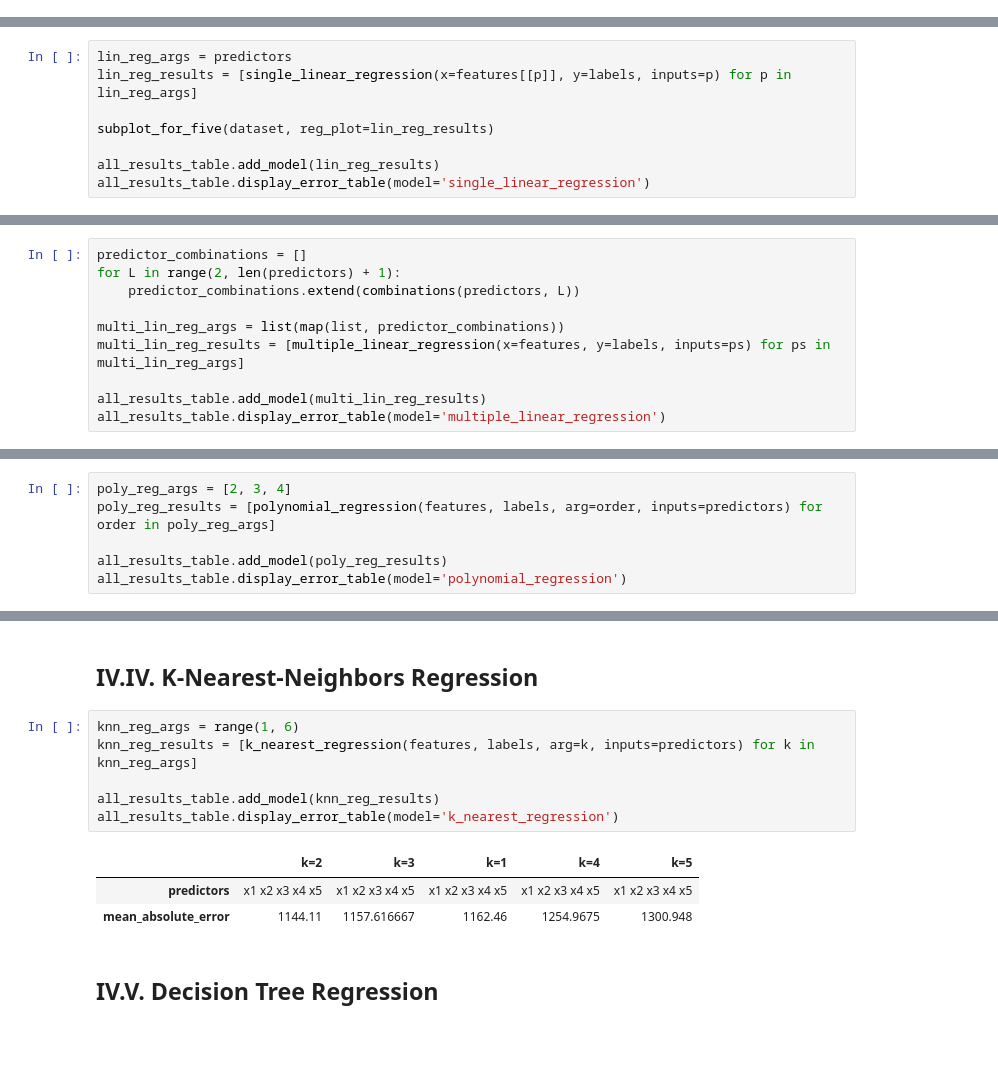
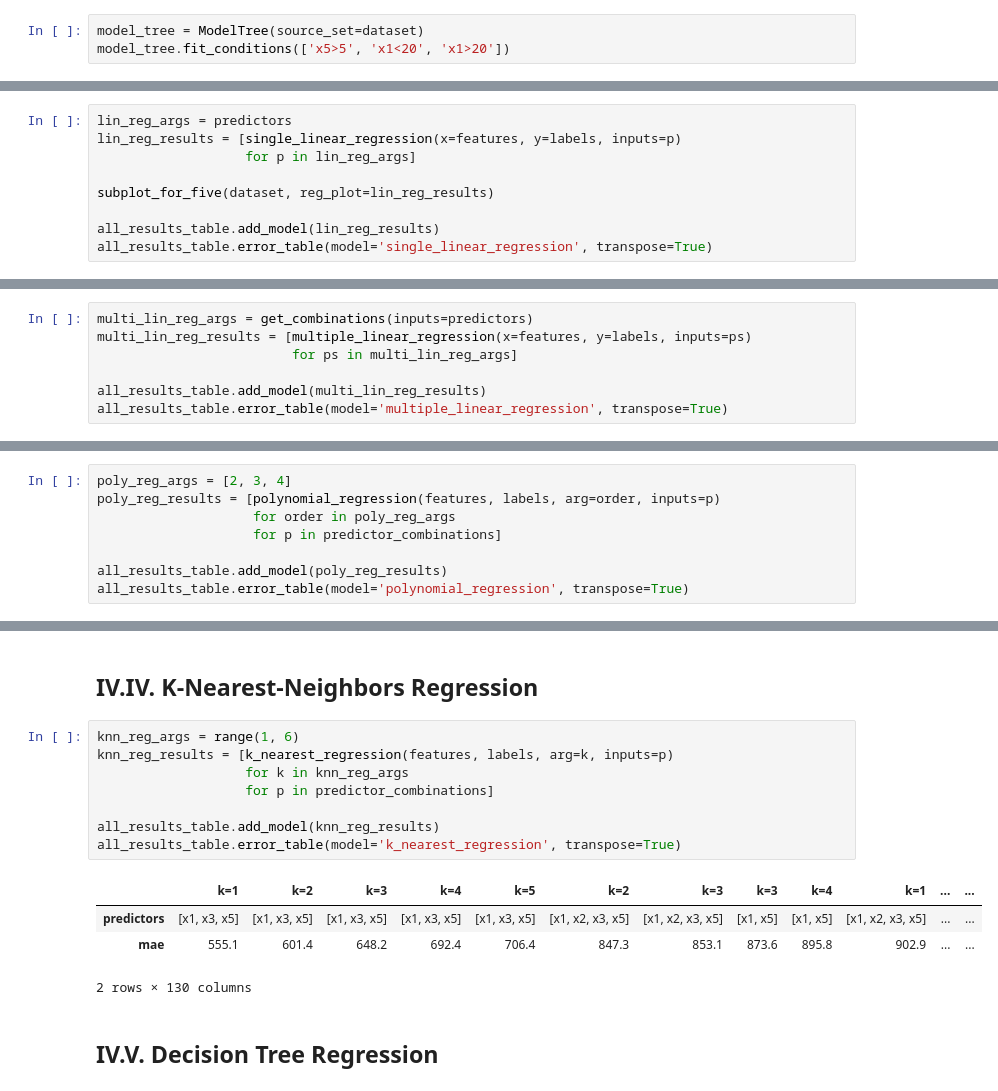
Before and after one commit to DefinitelyVixon/CE475-Project, a Jupyter notebook: Project.ipynb, the cells around one changed output, grey strips where cells are left out. Drawn from its saved outputs; the diff is of its cells as text; blank space fills up the shorter version.

```diff
--- a/Project.ipynb
+++ b/Project.ipynb
@@ -443,0 +493,3 @@ Total CV Score (MAE) = 228.26189979232612
+# %%
+model_tree = ModelTree(source_set=dataset)
+model_tree.fit_conditions(['x5>5', 'x1<20', 'x1>20'])
@@ -447,12 +610,13 @@ Total CV Score (MAE) = 228.26189979232612
 ## IV.I. Single Linear Regression
 # %%
 lin_reg_args = predictors
-lin_reg_results = [single_linear_regression(x=features[[p]], y=labels, inputs=p) for p in lin_reg_args]
+lin_reg_results = [single_linear_regression(x=features, y=labels, inputs=p)
+                   for p in lin_reg_args]
 
 subplot_for_five(dataset, reg_plot=lin_reg_results)
 
 all_results_table.add_model(lin_reg_results)
-all_results_table.display_error_table(model='single_linear_regression')
+all_results_table.error_table(model='single_linear_regression', transpose=True)
 # %% [output]
 |  |  |  |  |  |  |
 | predictors | x5 | x1 | x3 | x4 | x2 |
@@ -461,14 +625,11 @@ all_results_table.display_error_table(model='single_linear_regression')
 # %% [markdown]
 ## IV.II. Multiple Linear Regression
 # %%
-predictor_combinations = []
-for L in range(2, len(predictors) + 1):
-    predictor_combinations.extend(combinations(predictors, L))
-
-multi_lin_reg_args = list(map(list, predictor_combinations))
-multi_lin_reg_results = [multiple_linear_regression(x=features, y=labels, inputs=ps) for ps in multi_lin_reg_args]
+multi_lin_reg_args = get_combinations(inputs=predictors)
+multi_lin_reg_results = [multiple_linear_regression(x=features, y=labels, inputs=ps)
+                         for ps in multi_lin_reg_args]
 
 all_results_table.add_model(multi_lin_reg_results)
-all_results_table.display_error_table(model='multiple_linear_regression')
+all_results_table.error_table(model='multiple_linear_regression', transpose=True)
 # %% [output]
 |  |  |  |  |  |  |  |  |  |  |  | ... | ... |
@@ -479,8 +640,10 @@ all_results_table.display_error_table(model='multiple_linear_regression')
 ## IV.III. Polynomial Regression
 # %%
 poly_reg_args = [2, 3, 4]
-poly_reg_results = [polynomial_regression(features, labels, arg=order, inputs=predictors) for order in poly_reg_args]
+poly_reg_results = [polynomial_regression(features, labels, arg=order, inputs=p)
+                    for order in poly_reg_args
+                    for p in predictor_combinations]
 
 all_results_table.add_model(poly_reg_results)
-all_results_table.display_error_table(model='polynomial_regression')
+all_results_table.error_table(model='polynomial_regression', transpose=True)
 # %% [output]
@@ -491,14 +655,17 @@ all_results_table.display_error_table(model='polynomial_regression')
 ## IV.IV. K-Nearest-Neighbors Regression
 # %%
 knn_reg_args = range(1, 6)
-knn_reg_results = [k_nearest_regression(features, labels, arg=k, inputs=predictors) for k in knn_reg_args]
+knn_reg_results = [k_nearest_regression(features, labels, arg=k, inputs=p)
+                   for k in knn_reg_args
+                   for p in predictor_combinations]
 
 all_results_table.add_model(knn_reg_results)
-all_results_table.display_error_table(model='k_nearest_regression')
+all_results_table.error_table(model='k_nearest_regression', transpose=True)
 # %% [output]
-|  | k=2 | k=3 | k=1 | k=4 | k=5 |
-| predictors | x1 x2 x3 x4 x5 | x1 x2 x3 x4 x5 | x1 x2 x3 x4 x5 | x1 x2 x3 x4 x5 | x1 x2 x3 x4 x5 |
-| mean_absolute_error | 1144.11 | 1157.616667 | 1162.46 | 1254.9675 | 1300.948 |
+|  | k=1 | k=2 | k=3 | k=4 | k=5 | k=2 | k=3 | k=3 | k=4 | k=1 | ... | ... |
+| predictors | [x1, x3, x5] | [x1, x3, x5] | [x1, x3, x5] | [x1, x3, x5] | [x1, x3, x5] | [x1, x2, x3, x5] | [x1, x2, x3, x5] | [x1, x5] | [x1, x5] | [x1, x2, x3, x5] | ... | ... |
+| mae | 555.1 | 601.4 | 648.2 | 692.4 | 706.4 | 847.3 | 853.1 | 873.6 | 895.8 | 902.9 | ... | ... |
+2 rows × 130 columns
 # %% [markdown]
 ## IV.V. Decision Tree Regression
 # %%
```
Also changed, not shown: parts of 26 cells of this notebook.
